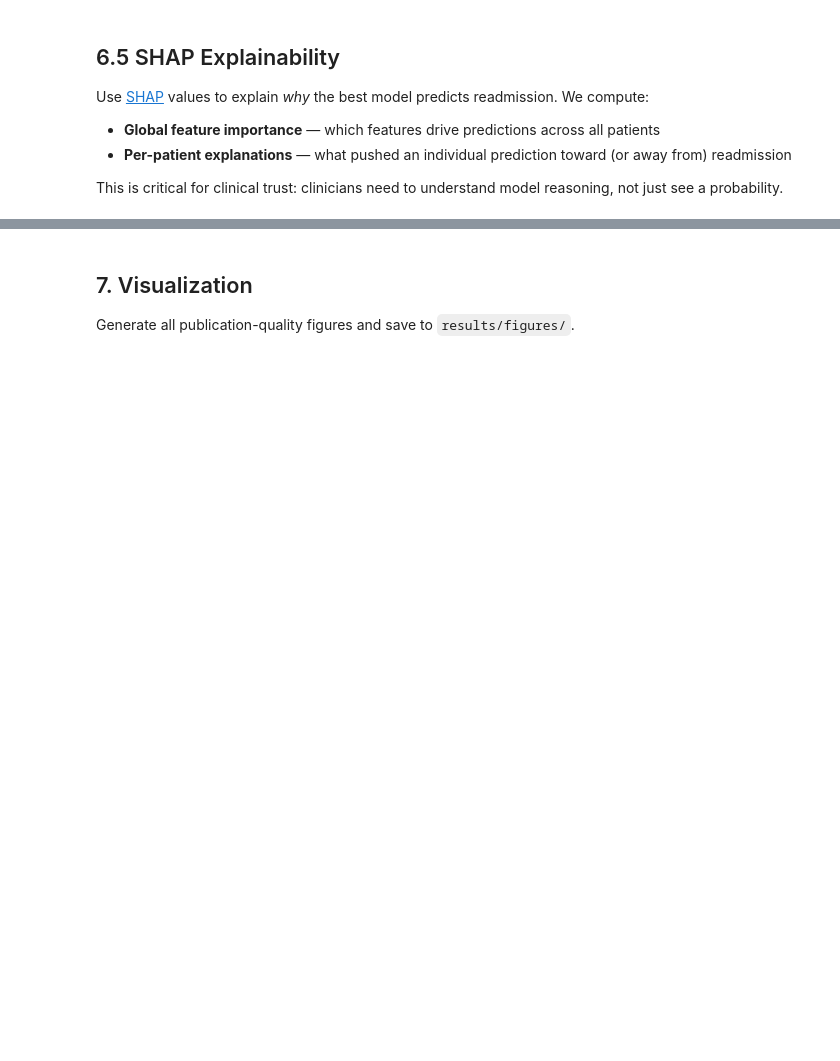
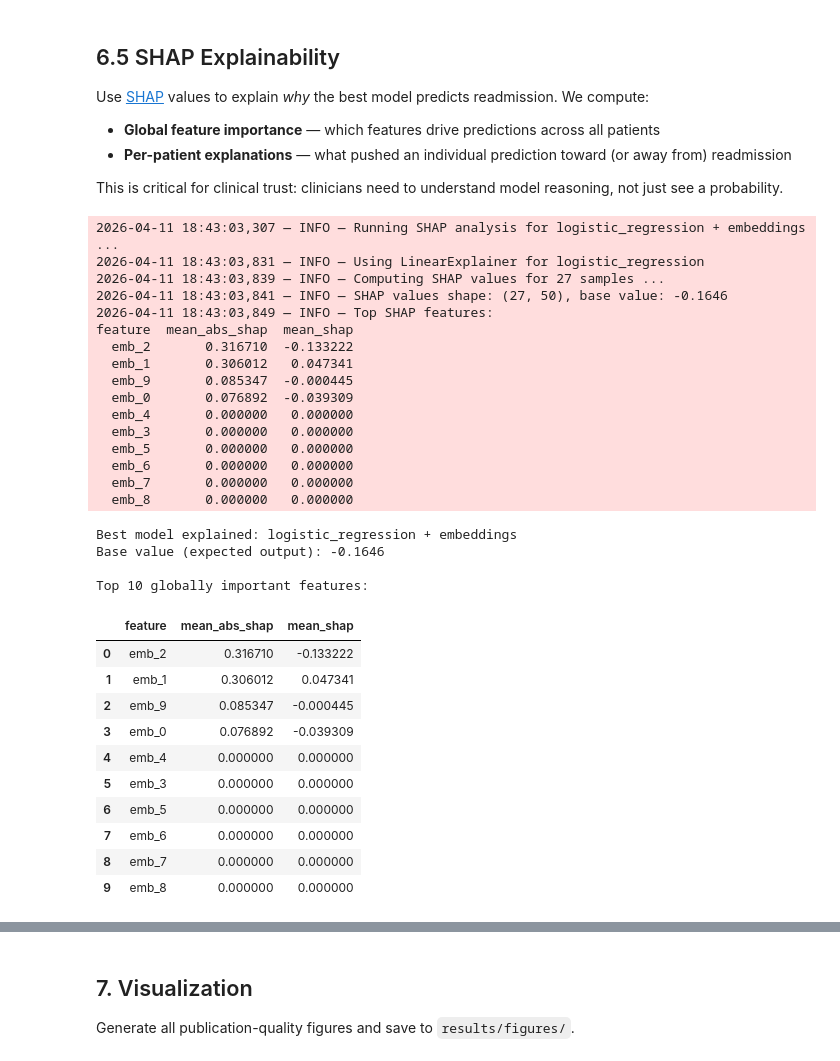
Before and after one commit to IamPrashantBhattarai/Clinical-NLP, a Jupyter notebook: notebooks/full_pipeline.ipynb, the cells around one changed output, grey strips where cells are left out. Drawn from its saved outputs; the diff is of its cells as text; code cells hidden in the pictures; blank space fills up the shorter version.

```diff
--- a/notebooks/full_pipeline.ipynb
+++ b/notebooks/full_pipeline.ipynb
@@ -503,18 +733,52 @@ This is critical for clinical trust: clinicians need to understand model reasoni
 # %%
 from src.explainability import run_shap_analysis
 
 shap_results = run_shap_analysis(
     prediction_results,
     feature_sets,
     config=config,
     n_explain=100,
     n_patients_to_show=3,
 )
 
-print(f"Best model explained: {shap_results["model_name"]} + {shap_results["feature_type"]}")
-print(f"Base value (expected output): {shap_results["base_value"]:.4f}")
-print(f"
-Top 10 globally important features:")
-display(shap_results["global_importance"].head(10))
+model_name = shap_results['model_name']
+feature_type = shap_results['feature_type']
+base_value = shap_results['base_value']
+print(f'Best model explained: {model_name} + {feature_type}')
+print(f'Base value (expected output): {base_value:.4f}')
+print(f'\nTop 10 globally important features:')
+display(shap_results['global_importance'].head(10))
+# %% [output]
+2026-04-11 18:43:03,307 — INFO — Running SHAP analysis for logistic_regression + embeddings ...
+2026-04-11 18:43:03,831 — INFO — Using LinearExplainer for logistic_regression
+2026-04-11 18:43:03,839 — INFO — Computing SHAP values for 27 samples ...
+2026-04-11 18:43:03,841 — INFO — SHAP values shape: (27, 50), base value: -0.1646
+2026-04-11 18:43:03,849 — INFO — Top SHAP features:
+feature  mean_abs_shap  mean_shap
+  emb_2       0.316710  -0.133222
+  emb_1       0.306012   0.047341
+  emb_9       0.085347  -0.000445
+  emb_0       0.076892  -0.039309
+  emb_4       0.000000   0.000000
+  emb_3       0.000000   0.000000
+  emb_5       0.000000   0.000000
+  emb_6       0.000000   0.000000
+  emb_7       0.000000   0.000000
+  emb_8       0.000000   0.000000
+Best model explained: logistic_regression + embeddings
+Base value (expected output): -0.1646
+
+Top 10 globally important features:
+|  | feature | mean_abs_shap | mean_shap |
+| 0 | emb_2 | 0.316710 | -0.133222 |
+| 1 | emb_1 | 0.306012 | 0.047341 |
+| 2 | emb_9 | 0.085347 | -0.000445 |
+| 3 | emb_0 | 0.076892 | -0.039309 |
+| 4 | emb_4 | 0.000000 | 0.000000 |
+| 5 | emb_3 | 0.000000 | 0.000000 |
+| 6 | emb_5 | 0.000000 | 0.000000 |
+| 7 | emb_6 | 0.000000 | 0.000000 |
+| 8 | emb_7 | 0.000000 | 0.000000 |
+| 9 | emb_8 | 0.000000 | 0.000000 |
 # %%
 # Show explanations for the top 3 highest-risk patients in the test set
```
Also changed, not shown: parts of 19 cells of this notebook, 13 other files.
